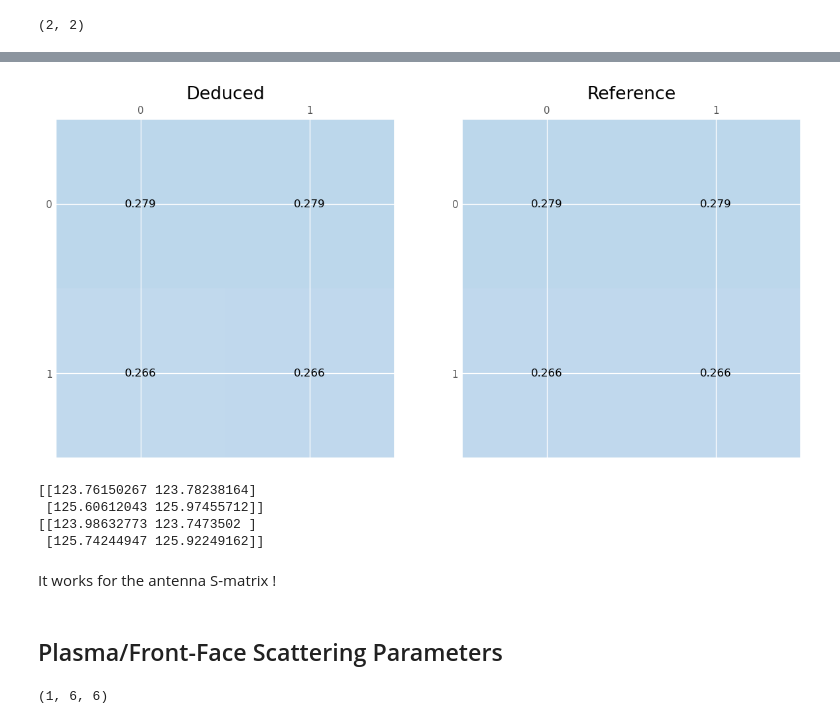
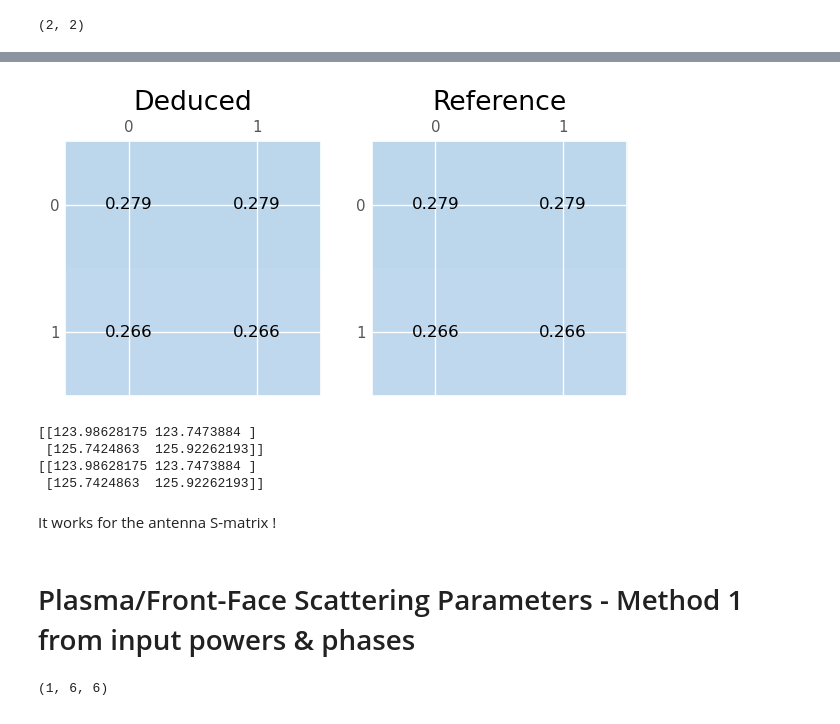
Before and after one commit to jhillairet/WEST_IC_antenna, a Jupyter notebook: doc/Plasma Scattering Matrix Measurement.ipynb, the cells around one changed output, grey strips where cells are left out. Saved outputs shown, nothing was run; the diff lists cells and outputs as text; code cells hidden in the pictures.

```diff
--- a/doc/Plasma Scattering Matrix Measurement.ipynb
+++ b/doc/Plasma Scattering Matrix Measurement.ipynb
@@ -284,14 +290,13 @@ where the inverse of $S_{12}^{ant}$ and $S_{12}^{ant}$ are pseudo-inverse matric
 Numerical measured quantities behind the antenna $a^{mes}$ and $b^{mes}$ for a set of excitation (power and phase)
 # %%
 # phase scan (constant power)
-dphis = np.pi + np.deg2rad(np.array([-30, 20])) # dipole + some phase shift
+phases = np.array([[0, np.pi], [0, np.pi - np.pi/10]]) # np.deg2rad(np.array([0, 180])) # dipole + some phase shift
 powers = np.array([[1, 1], [1, 1]])
 _as = []
 _bs = []
 
-for power, dphi in zip(powers, dphis):
-    _phase = [0, np.pi + dphi]
-    _a = ant_ref.circuit(Cs=C_match)._a_external(power, _phase)
+for power, phase in zip(powers, phases):
+    _a = ant_ref.circuit(Cs=C_match)._a_external(power, phase)
     _as.append(_a)
     _bs.append(ant_ref.circuit(Cs=C_match).s_external @ _a)
 
@@ -299,7 +304,7 @@ a_mes = np.array(_as)
 b_mes = np.array(_bs).squeeze()
 
 # adding some noise
-noise_level = 1e-3
+noise_level = 0e-3
 noise_a = noise_level*(np.random.rand(2,2) + 1j*np.random.rand(2,2))
 noise_b = noise_level*(np.random.rand(2,2) + 1j*np.random.rand(2,2))
 a_mes += noise_a
@@ -387,16 +397,16 @@ print(V_the)
 # %%
-fig, axes = plt.subplots(1,2, figsize=(12,10))
+fig, axes = plt.subplots(1,2)
 
 axes[0].matshow(V_exp, cmap=plt.cm.Blues, vmin=0, vmax=1)
 axes[0].set_title('Deduced')
 axes[1].matshow(V_the, cmap=plt.cm.Blues, vmin=0, vmax=1)
 axes[1].set_title('Reference')
 for i in range(2):
     for j in range(2):
         axes[1].text(i, j, f'{V_the[j,i]:.3}', va='center', ha='center')
         axes[0].text(i, j, f'{V_exp[j,i]:.3}', va='center', ha='center')
 # %% [output]
-[figure, old version]
+[figure, new version]
 # %%
 V_exp2 = np.angle(S_mes.squeeze(), deg=True)
 V_the2 = np.angle(ant_ref.circuit(Cs=C_match).network.s.squeeze(), deg=True)
@@ -404,14 +414,14 @@ V_the2 = np.angle(ant_ref.circuit(Cs=C_match).network.s.squeeze(), deg=True)
 print(V_exp2)
 print(V_the2)
 # %% [output]
-[[123.76150267 123.78238164]
- [125.60612043 125.97455712]]
-[[123.98632773 123.7473502 ]
- [125.74244947 125.92249162]]
+[[123.98628175 123.7473884 ]
+ [125.7424863  125.92262193]]
+[[123.98628175 123.7473884 ]
+ [125.7424863  125.92262193]]
 # %% [markdown]
 It works for the antenna S-matrix !
 # %% [markdown]
-## Plasma/Front-Face Scattering Parameters
+# Plasma/Front-Face Scattering Parameters - Method 1 from input powers & phases
 # %%
 access = ant_ref._access_circuit(Cs=C_match).network
 S_ant = access.s
```
Also changed, not shown: parts of 33 cells of this notebook, 3 other files.
